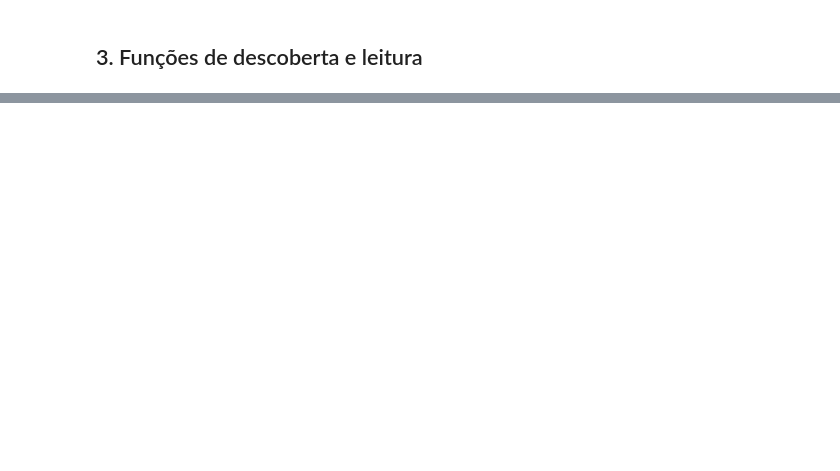
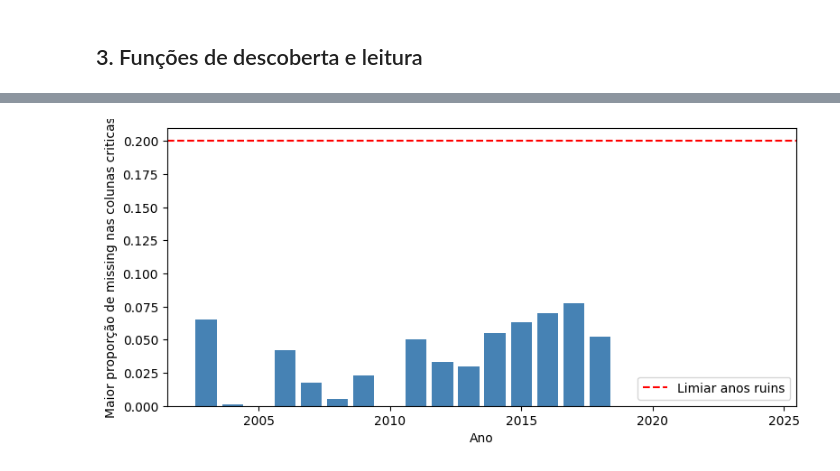
Before and after one commit to julianopadua/TCC, a Jupyter notebook: src/analysis.ipynb, the cells around one changed output, grey strips where cells are left out. Saved outputs shown, nothing was run; the diff lists cells and outputs as text; code cells hidden in the pictures; blank space fills up the shorter version.

Commit message:
dev: updated data missing audit

```diff
--- a/src/analysis.ipynb
+++ b/src/analysis.ipynb
@@ -126,0 +492,29 @@ pd.DataFrame([one]).assign(prop_foco_pct=lambda d: d["prop_foco"] * 100).drop(co
+# %%
+CRITICAL_COLS = [
+    "HAS_FOCO",  # se existir
+    "RISCO_FOGO",  # se existir
+    "PRECIPITAÇÃO TOTAL, HORÁRIO (mm)",
+    "TEMPERATURA DO AR - BULBO SECO, HORARIA (°C)",
+    "TEMPERATURA DO PONTO DE ORVALHO (°C)",
+    "UMIDADE RELATIVA DO AR, HORARIA (%)",
+    "VENTO, VELOCIDADE HORARIA (m/s)",
+]
+
+YEAR_COL_THRESHOLD = 0.20  # 20% de missing em qualquer coluna crítica
+
+crit = breakdown_df[breakdown_df["col"].isin(CRITICAL_COLS)]
+
+year_max_missing = (
+    crit.groupby("year")["pct_all_neg_over_rows"]
+    .max()
+    .rename("max_pct_missing_critical")
+    .sort_index()
+)
+
+display(year_max_missing.to_frame())
+
+bad_years = year_max_missing[year_max_missing > YEAR_COL_THRESHOLD].index.tolist()
+good_years = year_max_missing[year_max_missing <= YEAR_COL_THRESHOLD].index.tolist()
+
+print("Anos considerados ruins (baseado em colunas criticas):", bad_years)
+print("Anos considerados bons:", good_years)
@@ -126,0 +542,10 @@ pd.DataFrame([one]).assign(prop_foco_pct=lambda d: d["prop_foco"] * 100).drop(co
+# %%
+fig, ax = plt.subplots(figsize=(9, 4))
+ax.bar(year_max_missing.index, year_max_missing.values, color="steelblue")
+ax.axhline(YEAR_COL_THRESHOLD, color="red", linestyle="--", label="Limiar anos ruins")
+ax.set_xlabel("Ano")
+ax.set_ylabel("Maior proporção de missing nas colunas criticas")
+ax.legend()
+plt.show()
+# %% [output]
+[figure, added]
```
Also changed, not shown: parts of 24 cells of this notebook, 5 other files.
